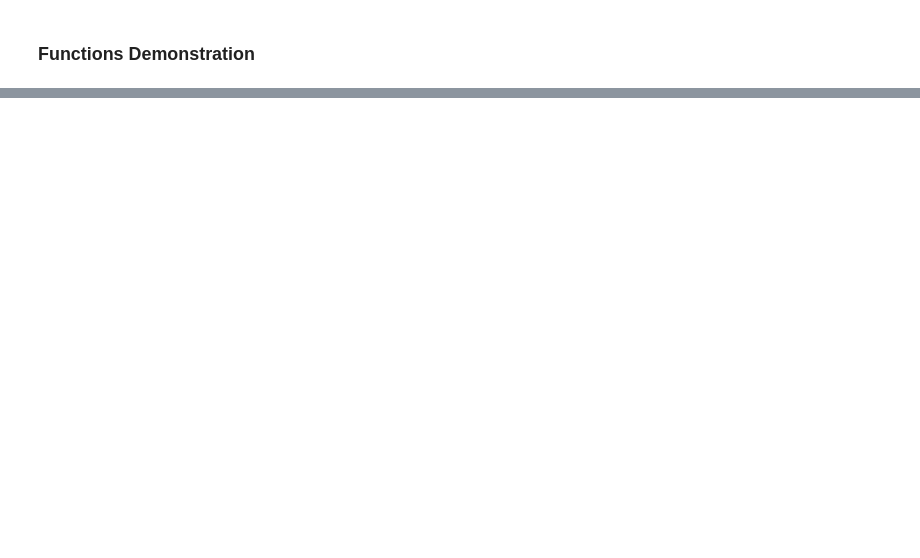
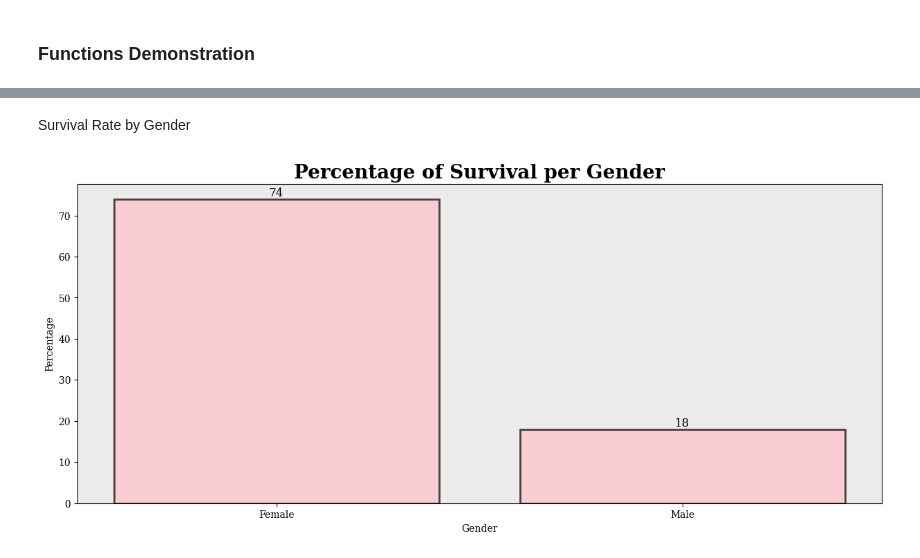
Before and after one commit to Abigor111/SunTzu, a Jupyter notebook: examples/Titanic_Data_Analysis.ipynb, the cells around one changed output, grey strips where cells are left out. Drawn from its saved outputs; the diff is of its cells as text; code cells hidden in the pictures; blank space fills up the shorter version.

```diff
--- a/examples/Titanic_Data_Analysis.ipynb
+++ b/examples/Titanic_Data_Analysis.ipynb
@@ -62,0 +526,17 @@ Line Plots
+# %% [markdown]
+Survival Rate by Gender
+# %%
+srbg = visualization.groupby('Sex')['Survived'].mean().reset_index() # srbg stands for survival_rate_by_gender
+srbg['Survived'] = (srbg['Survived'] * 100).astype(int)
+survival_rate_by_gender = snt.start_Visualization(srbg)
+srbg = survival_rate_by_gender.barplot(
+    "Sex",
+    "Survived",
+    title="Percentage of Survival per Gender",
+    xlabel="Gender",
+    ylabel="Percentage"
+)
+srbg = settings.change_bar_colors(srbg, ["pink"], alpha=0.7)
+srbg = settings.show_bar_values(srbg)
+# %% [output]
+[figure, added]
```
Also changed, not shown: parts of 114 cells of this notebook, 10 other files.
